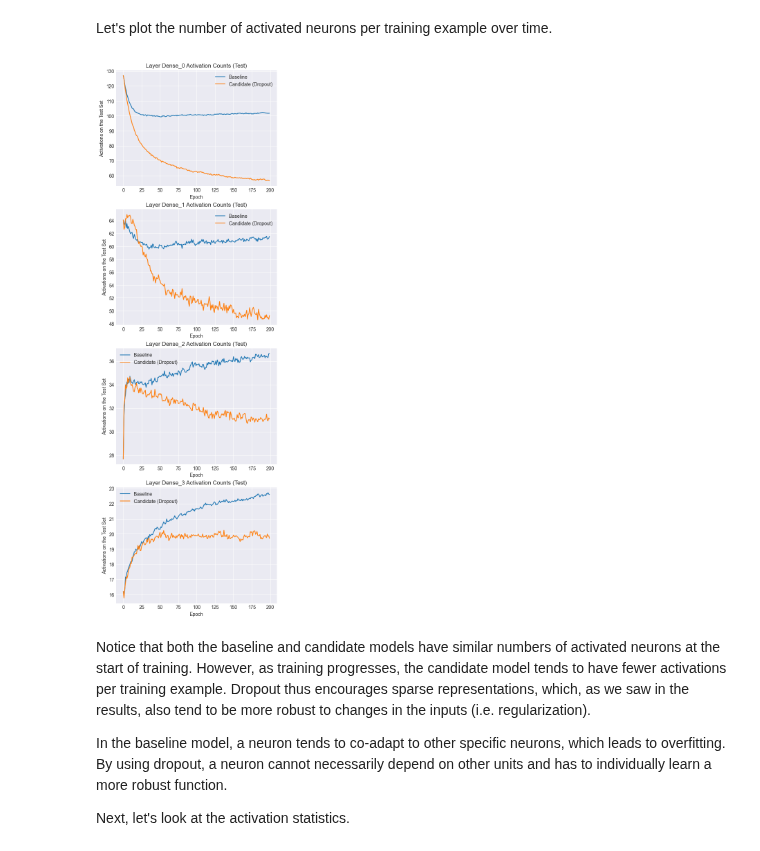
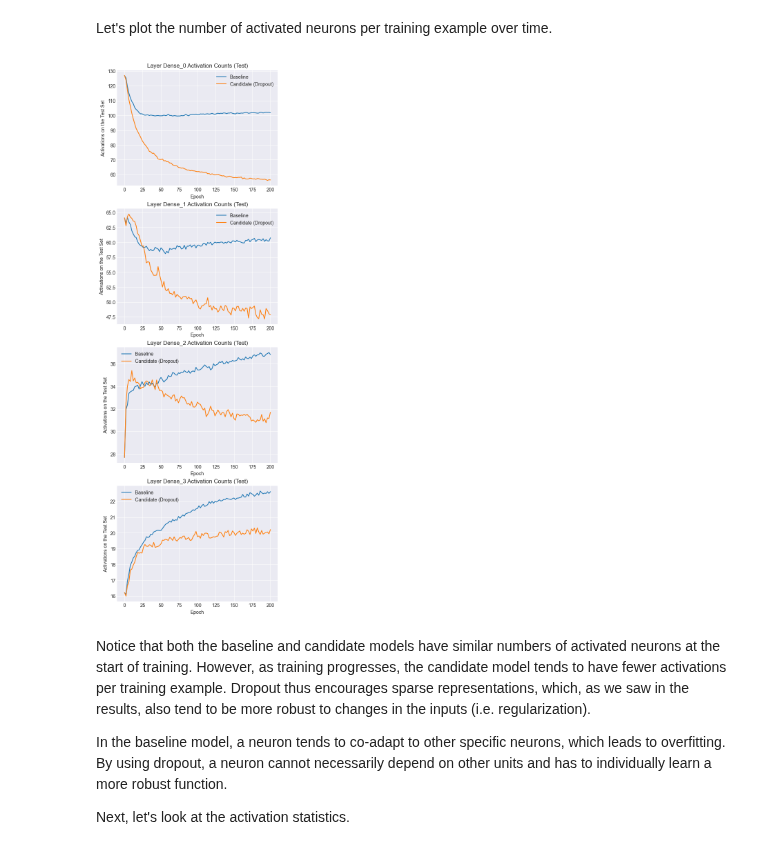
Before and after one commit to novastar53/novastar53.github.io, a Jupyter notebook: site/how-dropout-works.ipynb, the cells around one changed output. Drawn from its saved outputs; the diff is of its cells as text; code cells hidden in the pictures.

```diff
--- a/site/how-dropout-works.ipynb
+++ b/site/how-dropout-works.ipynb
@@ -313,16 +309,16 @@ def load_accuracy_from_disk(model, phase, tmpdir=tmpdir):
 
 def save_outputs_to_disk(model, phase, epoch, outputs, tmpdir=tmpdir):
     for key in outputs:
-        filename = f'{tmpdir}/{model}_{phase}_outputs_epoch_{epoch}_{key}.npy'
-        jnp.save(filename, outputs[key])
+        filename = f'{tmpdir}/{model}_{phase}_outputs_epoch_{epoch}_{key}.npz'
+        jnp.savez(filename, outputs[key])
 
 
 def load_outputs_from_disk(model, phase, epoch, layer, tmpdir=tmpdir):
-    filename = f'{tmpdir}/{model}_{phase}_outputs_epoch_{epoch}_{layer}.npy'
+    filename = f'{tmpdir}/{model}_{phase}_outputs_epoch_{epoch}_{layer}.npz'
     if os.path.exists(filename):
-        return jnp.load(filename)
+        return jnp.load(filename)['arr_0']
     else:
-        print(f"No data found for file {filename}")
+        #print(f"No data found for file {filename}")
         return None
 # %%
 try:
@@ -552,37 +550,36 @@ Let's plot the number of activated neurons per training example over time.
 # %%
 def get_activation_stats(model, phase, layer):
     baseline_activation_counts = []
     baseline_dead_neuron_counts = []
-    dead_neuron_mask = None
     for i in range(num_epochs):
         baseline_outputs =  load_outputs_from_disk(model, phase, i, layer)
-        baseline_datapoints = baseline_outputs.shape[0]
-
-        active_baseline_outputs = baseline_outputs[baseline_outputs > 0]
-        bcount = active_baseline_outputs.flatten().shape[0]/baseline_datapoints
-        baseline_activation_counts.append(bcount)
+        if baseline_outputs is not None:
+            baseline_datapoints = baseline_outputs.shape[0]
+            active_baseline_outputs = baseline_outputs[baseline_outputs > 0]
+            bcount = active_baseline_outputs.flatten().shape[0]/baseline_datapoints
+            baseline_activation_counts.append(bcount)
 
     return baseline_activation_counts, baseline_dead_neuron_counts
 
 
 fix, ax = plt.subplots(4, 1, figsize=[6,5*4])
 
 for layer in range(4):
 
     baseline_test_activation_counts, baseline_test_dead_neuron_counts = get_activation_stats("Baseline", "test", f"Relu_{layer}")
     candidate_test_activation_counts, candidate_test_dead_neuron_counts = get_activation_stats("Candidate", "test", f"Dropout_{layer}")
 
-    ax[layer].plot(baseline_test_activation_counts)
-    ax[layer].plot(candidate_test_activation_counts)
+    ax[layer].plot(range(0, 201, 2), baseline_test_activation_counts)
+    ax[layer].plot(range(0, 201, 2), candidate_test_activation_counts)
     ax[layer].set_title(f"Layer Dense_{layer} Activation Counts (Test)")
     ax[layer].set_xlabel("Epoch")
     ax[layer].set_ylabel("Activations on the Test Set")
     ax[layer].legend(["Baseline", "Candidate (Dropout)"])
 
 
 plt.show()
 # %% [output]
-[figure, old version]
+[figure, new version]
 # %% [markdown]
 Notice that both the baseline and candidate models have similar numbers of activated neurons at the start of training. However, as training progresses, the candidate model tends to have fewer activations per training example. Dropout thus encourages sparse representations, which, as we saw in the results, also tend to be more robust to changes in the inputs (i.e. regularization).
 
```
Also changed, not shown: parts of 6 cells of this notebook, 1 other file.
